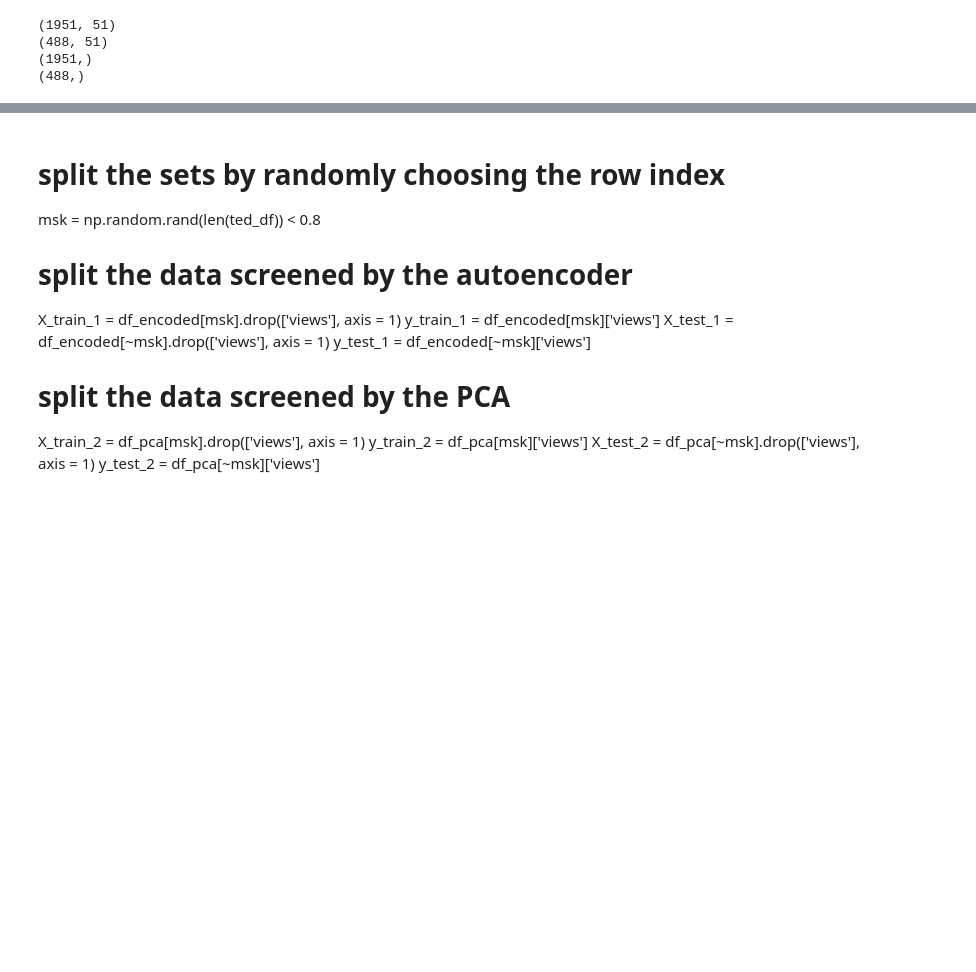
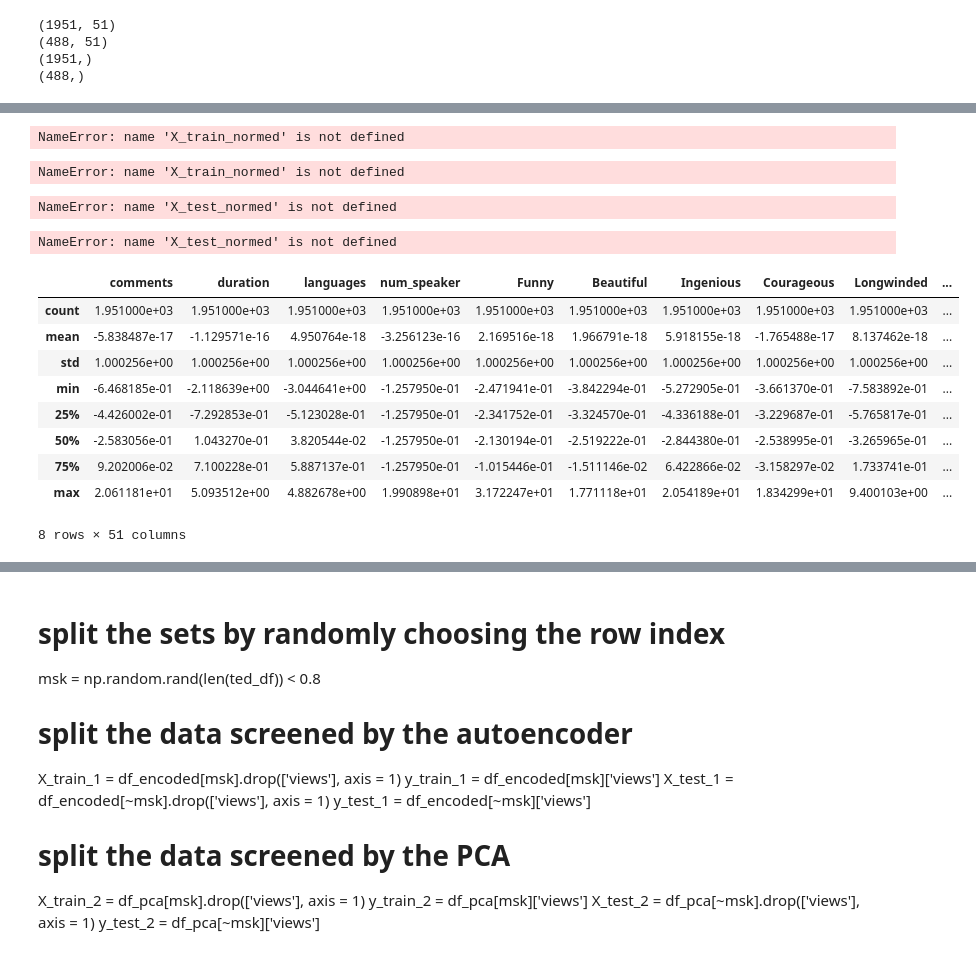
Before and after one commit to FaizanKhalidMohsin/DeepLearningResearch_EffectofHiddenLayers, a Jupyter notebook: mnn/5_Faizan_Xu_TedTalk_mdnn.ipynb, the cells around one changed output, grey strips where cells are left out. Saved outputs shown, nothing was run; the diff lists cells and outputs as text; code cells hidden in the pictures; blank space fills up the shorter version.

```diff
--- a/mnn/5_Faizan_Xu_TedTalk_mdnn.ipynb
+++ b/mnn/5_Faizan_Xu_TedTalk_mdnn.ipynb
@@ -496,0 +530,35 @@ for set in [X_train, X_test, y_train, y_test]:
+# %%
+def scale_continuous_features(X_train, X_test, continuous_col_names = ['comments', 'duration', 'languages', 'num_speaker', 'Funny',
+       'Beautiful', 'Ingenious', 'Courageous', 'Longwinded', 'Confusing',
+       'Informative', 'Fascinating', 'Unconvincing', 'Persuasive',
+       'Jaw-dropping', 'OK', 'Obnoxious', 'Inspiring', 'positive', 'negative',
+       'pop_ratio']           ):
+
+        # Scale Train set.
+        X_train_scaled = X_train.copy()
+
+        features = X_train_scaled[continuous_col_names]
+        scaler = StandardScaler().fit(features.values) # Normalize the data to N(0,1)
+        features = scaler.transform(features.values)
+
+        X_train_scaled[continuous_col_names] = features
+
+        # Scale Test set.
+        X_test_scaled = X_test.copy()
+
+        features = X_test_scaled[continuous_col_names]
+        features = scaler.transform(features.values)
+
+        X_test_scaled[continuous_col_names] = features
+
+        return([X_train_scaled, X_test_scaled])
+
+data_scaled = scale_continuous_features(X_train, X_test)
+
+X_train_scaled = data_scaled[0]
+X_test_scaled = data_scaled[1]
+
+print(X_train_scaled)
+print()
+print()
+print(X_test_scaled)
@@ -496,0 +583,30 @@ for set in [X_train, X_test, y_train, y_test]:
+# %%
+X_train_normed
+# %% [output]
+NameError: name 'X_train_normed' is not defined
+# %%
+pd.DataFrame(X_train_normed).describe()
+# %% [output]
+NameError: name 'X_train_normed' is not defined
+# %%
+pd.DataFrame(X_test_normed).describe()
+# %% [output]
+NameError: name 'X_test_normed' is not defined
+# %%
+print(X_test_normed.shape[1])
+X_test_normed.shape
+# %% [output]
+NameError: name 'X_test_normed' is not defined
+# %%
+X_train_scaled.describe()
+# %% [output]
+|  | comments | duration | languages | num_speaker | Funny | Beautiful | Ingenious | Courageous | Longwinded | ... |
+| count | 1.951000e+03 | 1.951000e+03 | 1.951000e+03 | 1.951000e+03 | 1.951000e+03 | 1.951000e+03 | 1.951000e+03 | 1.951000e+03 | 1.951000e+03 | ... |
+| mean | -5.838487e-17 | -1.129571e-16 | 4.950764e-18 | -3.256123e-16 | 2.169516e-18 | 1.966791e-18 | 5.918155e-18 | -1.765488e-17 | 8.137462e-18 | ... |
+| std | 1.000256e+00 | 1.000256e+00 | 1.000256e+00 | 1.000256e+00 | 1.000256e+00 | 1.000256e+00 | 1.000256e+00 | 1.000256e+00 | 1.000256e+00 | ... |
+| min | -6.468185e-01 | -2.118639e+00 | -3.044641e+00 | -1.257950e-01 | -2.471941e-01 | -3.842294e-01 | -5.272905e-01 | -3.661370e-01 | -7.583892e-01 | ... |
+| 25% | -4.426002e-01 | -7.292853e-01 | -5.123028e-01 | -1.257950e-01 | -2.341752e-01 | -3.324570e-01 | -4.336188e-01 | -3.229687e-01 | -5.765817e-01 | ... |
+| 50% | -2.583056e-01 | 1.043270e-01 | 3.820544e-02 | -1.257950e-01 | -2.130194e-01 | -2.519222e-01 | -2.844380e-01 | -2.538995e-01 | -3.265965e-01 | ... |
+| 75% | 9.202006e-02 | 7.100228e-01 | 5.887137e-01 | -1.257950e-01 | -1.015446e-01 | -1.511146e-02 | 6.422866e-02 | -3.158297e-02 | 1.733741e-01 | ... |
+| max | 2.061181e+01 | 5.093512e+00 | 4.882678e+00 | 1.990898e+01 | 3.172247e+01 | 1.771118e+01 | 2.054189e+01 | 1.834299e+01 | 9.400103e+00 | ... |
+8 rows × 51 columns
```
Also changed, not shown: parts of 38 cells of this notebook, 4 other files.
